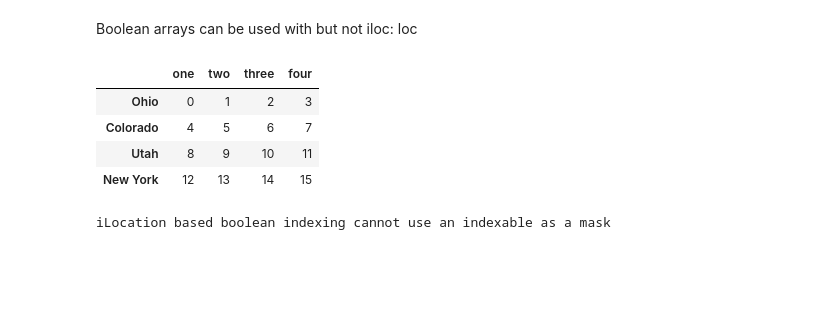
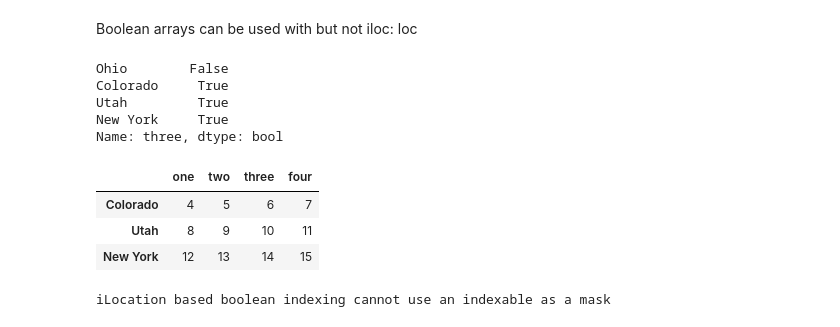
Before and after one commit to navneet-srivastava/python-data-analysis, a Jupyter notebook: pandas_tut.ipynb, the cells around one changed output. Drawn from its saved outputs; the diff is of its cells as text; code cells hidden in the pictures; blank space fills up the shorter version.

Commit message:
Expand pandas tutorial with dtype comparison and loc/iloc indexing examples.
Co-authored-by: Cursor <cursoragent@cursor.com>

```diff
--- a/pandas_tut.ipynb
+++ b/pandas_tut.ipynb
@@ -1082,11 +1162,18 @@ data.loc[: ,["one"]]
 Boolean arrays can be used with
 but not iloc:
 loc
+# %%
+data.three >= 6
+# %% [output]
+Ohio        False
+Colorado     True
+Utah         True
+New York     True
+Name: three, dtype: bool
 # %%
-data.loc[data.three >= 2]
+data.loc[data.three >= 6]
 # %% [output]
 |  | one | two | three | four |
-| Ohio | 0 | 1 | 2 | 3 |
 | Colorado | 4 | 5 | 6 | 7 |
 | Utah | 8 | 9 | 10 | 11 |
 | New York | 12 | 13 | 14 | 15 |
```
Also changed, not shown: parts of 25 cells of this notebook, 1 other file.
